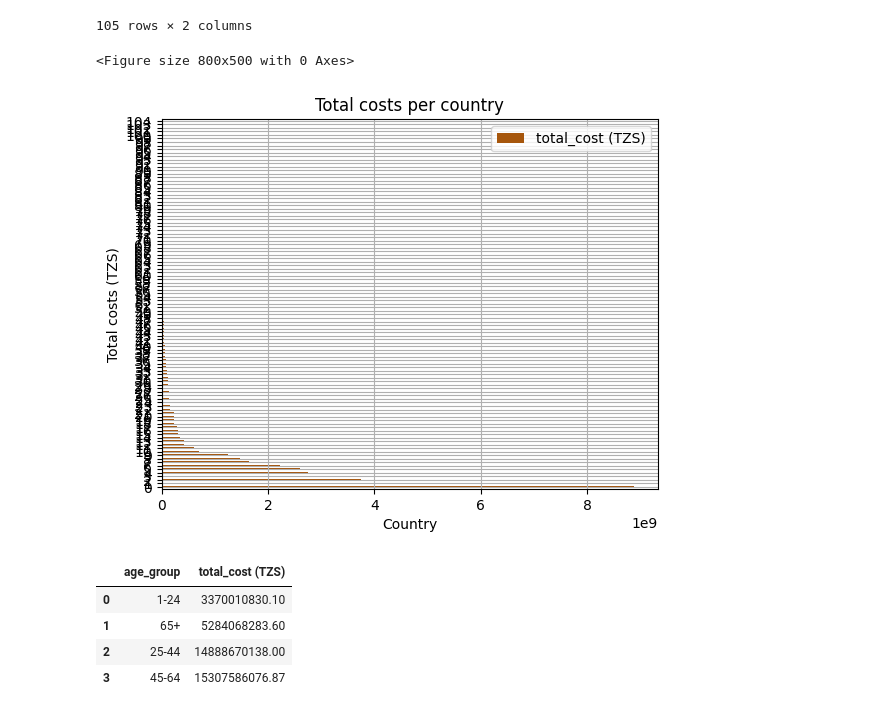
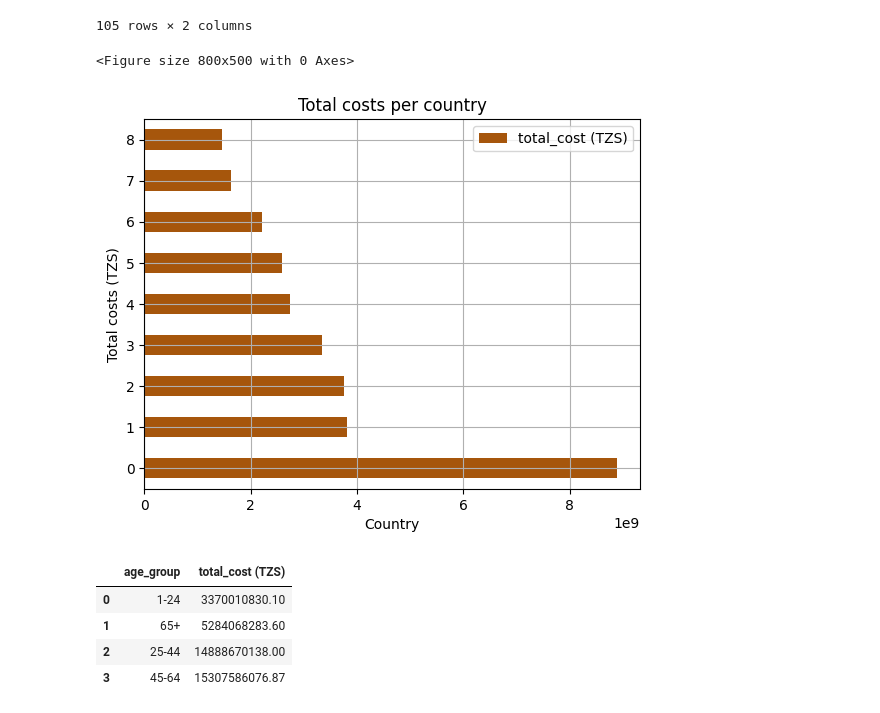
Before and after one commit to normanmunge/tanzania-tourism-eda, a Jupyter notebook: tanzanian-analysis-eda.ipynb, the cells around one changed output. Drawn from its saved outputs; the diff is of its cells as text; code cells hidden in the pictures.

```diff
--- a/tanzanian-analysis-eda.ipynb
+++ b/tanzanian-analysis-eda.ipynb
@@ -459,15 +442,15 @@ total_costs_per_country
 105 rows × 2 columns
 # %%
 plt.figure(figsize=(8,5))
-total_costs_per_country.plot(kind='barh', color='#a6560c')
+total_costs_per_country.loc[:8].plot(kind='barh', color='#a6560c')
 plt.title('Total costs per country')
 plt.xlabel('Country')
 plt.ylabel('Total costs (TZS)')
 plt.grid()
 plt.show()
 # %% [output]
 <Figure size 800x500 with 0 Axes>
-[figure, old version]
+[figure, new version]
 # %%
 #Total costs based on age group
 total_costs_per_agegroup = tourists_df.groupby('age_group')['total_cost'].sum().sort_values().reset_index(name='total_cost (TZS)')
```
Also changed, not shown: parts of 17 cells of this notebook.
